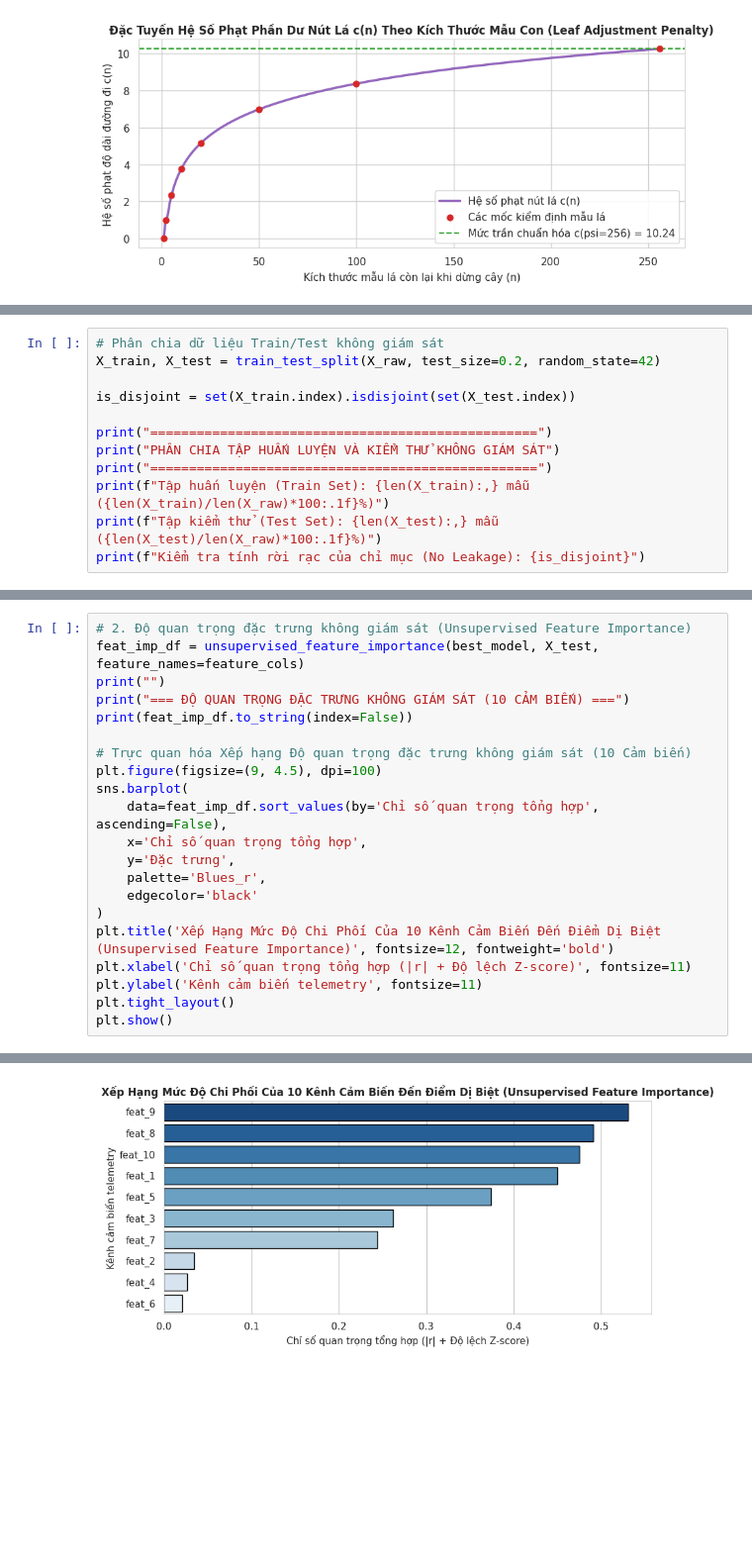
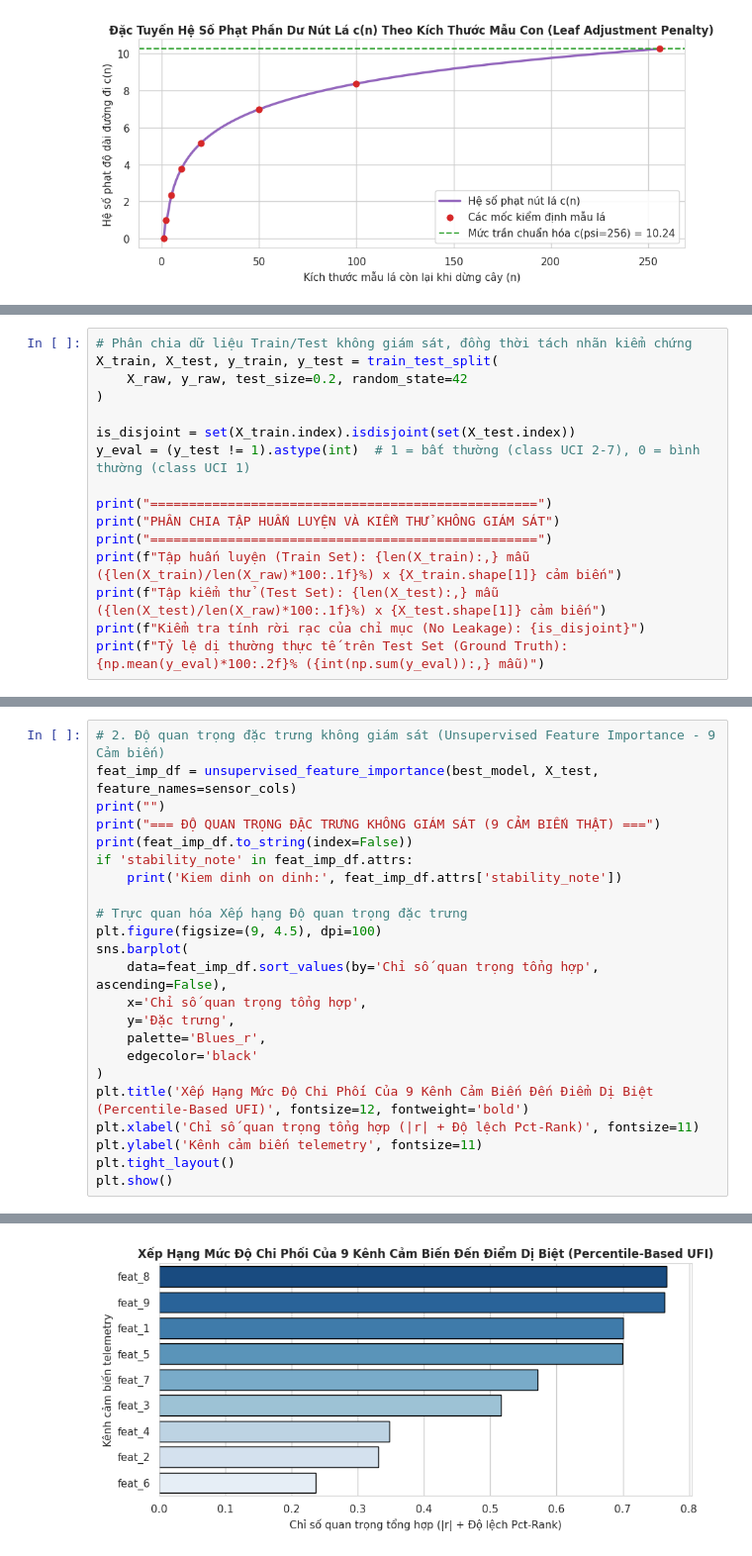
Before and after one commit to vongocgiavy/IFOREST, a Jupyter notebook: shuttle_anomaly_detection_iforest.ipynb, the cells around one changed output, grey strips where cells are left out. Shown at 99% size. Cells and saved outputs as stored; diff of their text form; blank space fills up the shorter version.

```diff
--- a/shuttle_anomaly_detection_iforest.ipynb
+++ b/shuttle_anomaly_detection_iforest.ipynb
@@ -325,15 +326,19 @@ plt.show()
 # %%
-# Phân chia dữ liệu Train/Test không giám sát
-X_train, X_test = train_test_split(X_raw, test_size=0.2, random_state=42)
+# Phân chia dữ liệu Train/Test không giám sát, đồng thời tách nhãn kiểm chứng
+X_train, X_test, y_train, y_test = train_test_split(
+    X_raw, y_raw, test_size=0.2, random_state=42
+)
 
 is_disjoint = set(X_train.index).isdisjoint(set(X_test.index))
+y_eval = (y_test != 1).astype(int)  # 1 = bất thường (class UCI 2-7), 0 = bình thường (class UCI 1)
 
 print("==================================================")
 print("PHÂN CHIA TẬP HUẤN LUYỆN VÀ KIỂM THỬ KHÔNG GIÁM SÁT")
 print("==================================================")
-print(f"Tập huấn luyện (Train Set): {len(X_train):,} mẫu ({len(X_train)/len(X_raw)*100:.1f}%)")
-print(f"Tập kiểm thử (Test Set): {len(X_test):,} mẫu ({len(X_test)/len(X_raw)*100:.1f}%)")
+print(f"Tập huấn luyện (Train Set): {len(X_train):,} mẫu ({len(X_train)/len(X_raw)*100:.1f}%) x {X_train.shape[1]} cảm biến")
+print(f"Tập kiểm thử (Test Set): {len(X_test):,} mẫu ({len(X_test)/len(X_raw)*100:.1f}%) x {X_test.shape[1]} cảm biến")
 print(f"Kiểm tra tính rời rạc của chỉ mục (No Leakage): {is_disjoint}")
+print(f"Tỷ lệ dị thường thực tế trên Test Set (Ground Truth): {np.mean(y_eval)*100:.2f}% ({int(np.sum(y_eval)):,} mẫu)")
 # %% [output]
 ==================================================
 PHÂN CHIA TẬP HUẤN LUYỆN VÀ KIỂM THỬ KHÔNG GIÁM SÁT
@@ -828,11 +774,13 @@ print(top5_rca_df.to_string(index=False))
 # %%
-# 2. Độ quan trọng đặc trưng không giám sát (Unsupervised Feature Importance)
-feat_imp_df = unsupervised_feature_importance(best_model, X_test, feature_names=feature_cols)
+# 2. Độ quan trọng đặc trưng không giám sát (Unsupervised Feature Importance - 9 Cảm biến)
+feat_imp_df = unsupervised_feature_importance(best_model, X_test, feature_names=sensor_cols)
 print("")
-print("=== ĐỘ QUAN TRỌNG ĐẶC TRƯNG KHÔNG GIÁM SÁT (10 CẢM BIẾN) ===")
+print("=== ĐỘ QUAN TRỌNG ĐẶC TRƯNG KHÔNG GIÁM SÁT (9 CẢM BIẾN THẬT) ===")
 print(feat_imp_df.to_string(index=False))
+if 'stability_note' in feat_imp_df.attrs:
+    print('Kiem dinh on dinh:', feat_imp_df.attrs['stability_note'])
 
-# Trực quan hóa Xếp hạng Độ quan trọng đặc trưng không giám sát (10 Cảm biến)
+# Trực quan hóa Xếp hạng Độ quan trọng đặc trưng
 plt.figure(figsize=(9, 4.5), dpi=100)
 sns.barplot(
     data=feat_imp_df.sort_values(by='Chỉ số quan trọng tổng hợp', ascending=False),
@@ -841,8 +789,8 @@ sns.barplot(
     palette='Blues_r',
     edgecolor='black'
 )
-plt.title('Xếp Hạng Mức Độ Chi Phối Của 10 Kênh Cảm Biến Đến Điểm Dị Biệt (Unsupervised Feature Importance)', fontsize=12, fontweight='bold')
-plt.xlabel('Chỉ số quan trọng tổng hợp (|r| + Độ lệch Z-score)', fontsize=11)
+plt.title('Xếp Hạng Mức Độ Chi Phối Của 9 Kênh Cảm Biến Đến Điểm Dị Biệt (Percentile-Based UFI)', fontsize=12, fontweight='bold')
+plt.xlabel('Chỉ số quan trọng tổng hợp (|r| + Độ lệch Pct-Rank)', fontsize=11)
 plt.ylabel('Kênh cảm biến telemetry', fontsize=11)
 plt.tight_layout()
 plt.show()
@@ -862,7 +810,7 @@ plt.show()
 Passing `palette` without assigning `hue` is deprecated and will be removed in v0.14.0. Assign the `y` variable to `hue` and set `legend=False` for the same effect.
 
   sns.barplot(
-[figure, old version]
+[figure, new version]
 # %%
 # Trực quan hóa Top 3 đặc trưng ảnh hưởng mạnh nhất (Đối chiếu Normal vs Anomaly)
 top3_feats = feat_imp_df.iloc[:3]['Đặc trưng'].tolist()
```
Also changed, not shown: parts of 49 cells of this notebook, 4 other files.
